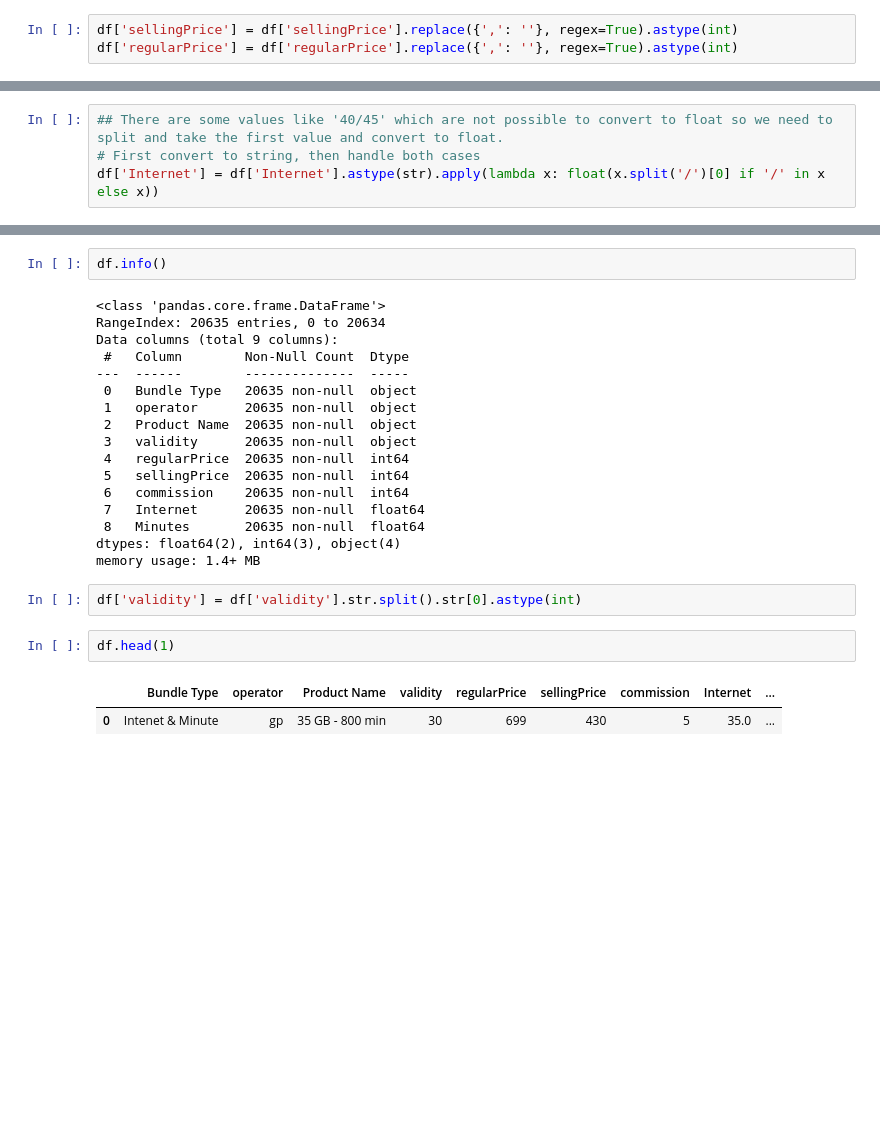
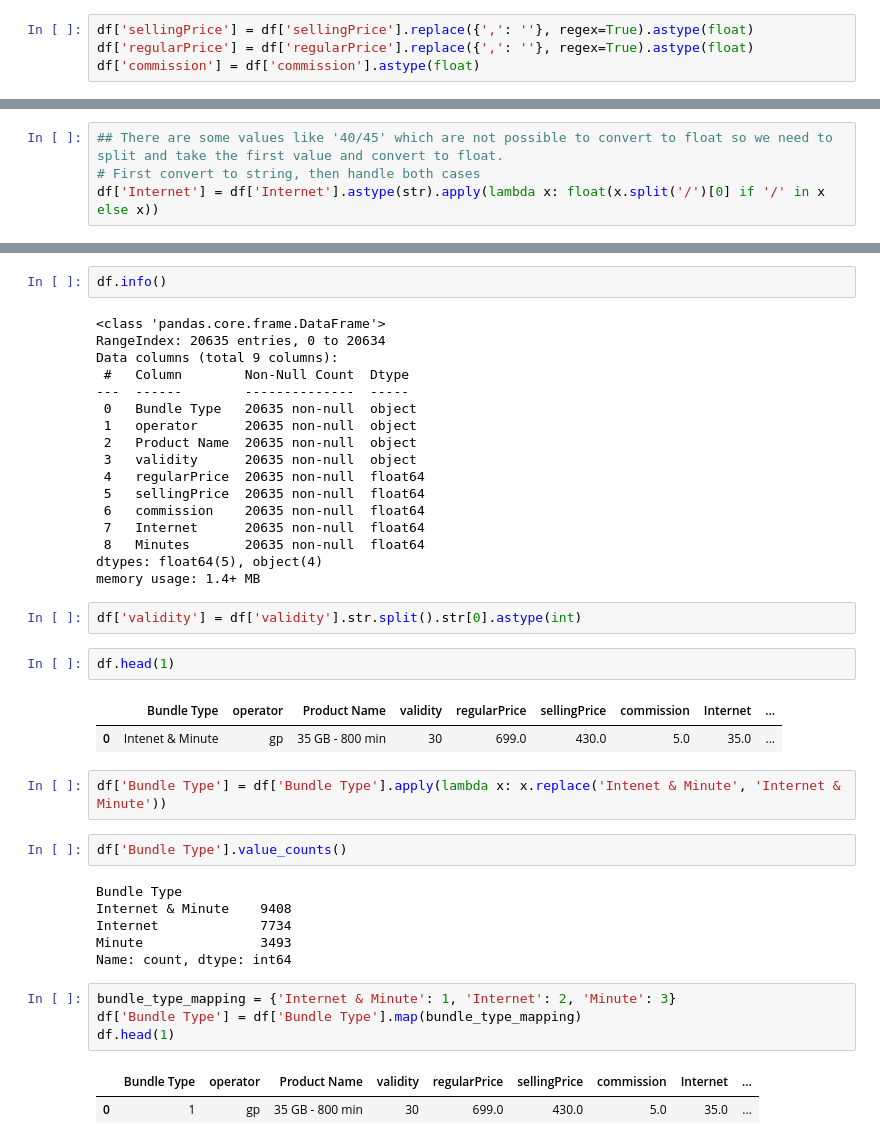
Before and after one commit to mddmustainbillah/telecommunication-project, a Jupyter notebook: notebooks/data_cleaning.ipynb, the cells around one changed output, grey strips where cells are left out. Saved outputs shown, nothing was run; the diff lists cells and outputs as text; blank space fills up the shorter version.

```diff
--- a/notebooks/data_cleaning.ipynb
+++ b/notebooks/data_cleaning.ipynb
@@ -194,8 +198,9 @@ df[df['commission'] > 100]
 | 20137 | Intenet & Minute | bl | 50 GB - 1200 min | 30 days | 998 | 785 | 111 |
 | 20138 | Internet | bl | 50 GB | 30 days | 699 | 599 | 104 |
 # %%
-df['sellingPrice'] = df['sellingPrice'].replace({',': ''}, regex=True).astype(int)
-df['regularPrice'] = df['regularPrice'].replace({',': ''}, regex=True).astype(int)
+df['sellingPrice'] = df['sellingPrice'].replace({',': ''}, regex=True).astype(float)
+df['regularPrice'] = df['regularPrice'].replace({',': ''}, regex=True).astype(float)
+df['commission'] = df['commission'].astype(float)
 # %%
 df.info()
 # %% [output]
@@ -375,12 +380,12 @@ Data columns (total 9 columns):
  1   operator      20635 non-null  object
  2   Product Name  20635 non-null  object
  3   validity      20635 non-null  object
- 4   regularPrice  20635 non-null  int64
- 5   sellingPrice  20635 non-null  int64
- 6   commission    20635 non-null  int64
+ 4   regularPrice  20635 non-null  float64
+ 5   sellingPrice  20635 non-null  float64
+ 6   commission    20635 non-null  float64
  7   Internet      20635 non-null  float64
  8   Minutes       20635 non-null  float64
-dtypes: float64(2), int64(3), object(4)
+dtypes: float64(5), object(4)
 memory usage: 1.4+ MB
 # %%
 df['validity'] = df['validity'].str.split().str[0].astype(int)
@@ -388,4 +393,21 @@ df['validity'] = df['validity'].str.split().str[0].astype(int)
 df.head(1)
 # %% [output]
 |  | Bundle Type | operator | Product Name | validity | regularPrice | sellingPrice | commission | Internet | ... |
-| 0 | Intenet & Minute | gp | 35 GB - 800 min | 30 | 699 | 430 | 5 | 35.0 | ... |
+| 0 | Intenet & Minute | gp | 35 GB - 800 min | 30 | 699.0 | 430.0 | 5.0 | 35.0 | ... |
+# %%
+df['Bundle Type'] = df['Bundle Type'].apply(lambda x: x.replace('Intenet & Minute', 'Internet & Minute'))
+# %%
+df['Bundle Type'].value_counts()
+# %% [output]
+Bundle Type
+Internet & Minute    9408
+Internet             7734
+Minute               3493
+Name: count, dtype: int64
+# %%
+bundle_type_mapping = {'Internet & Minute': 1, 'Internet': 2, 'Minute': 3}
+df['Bundle Type'] = df['Bundle Type'].map(bundle_type_mapping)
+df.head(1)
+# %% [output]
+|  | Bundle Type | operator | Product Name | validity | regularPrice | sellingPrice | commission | Internet | ... |
+| 0 | 1 | gp | 35 GB - 800 min | 30 | 699.0 | 430.0 | 5.0 | 35.0 | ... |
```
Also changed, not shown: parts of 15 cells of this notebook, 1 other file.
